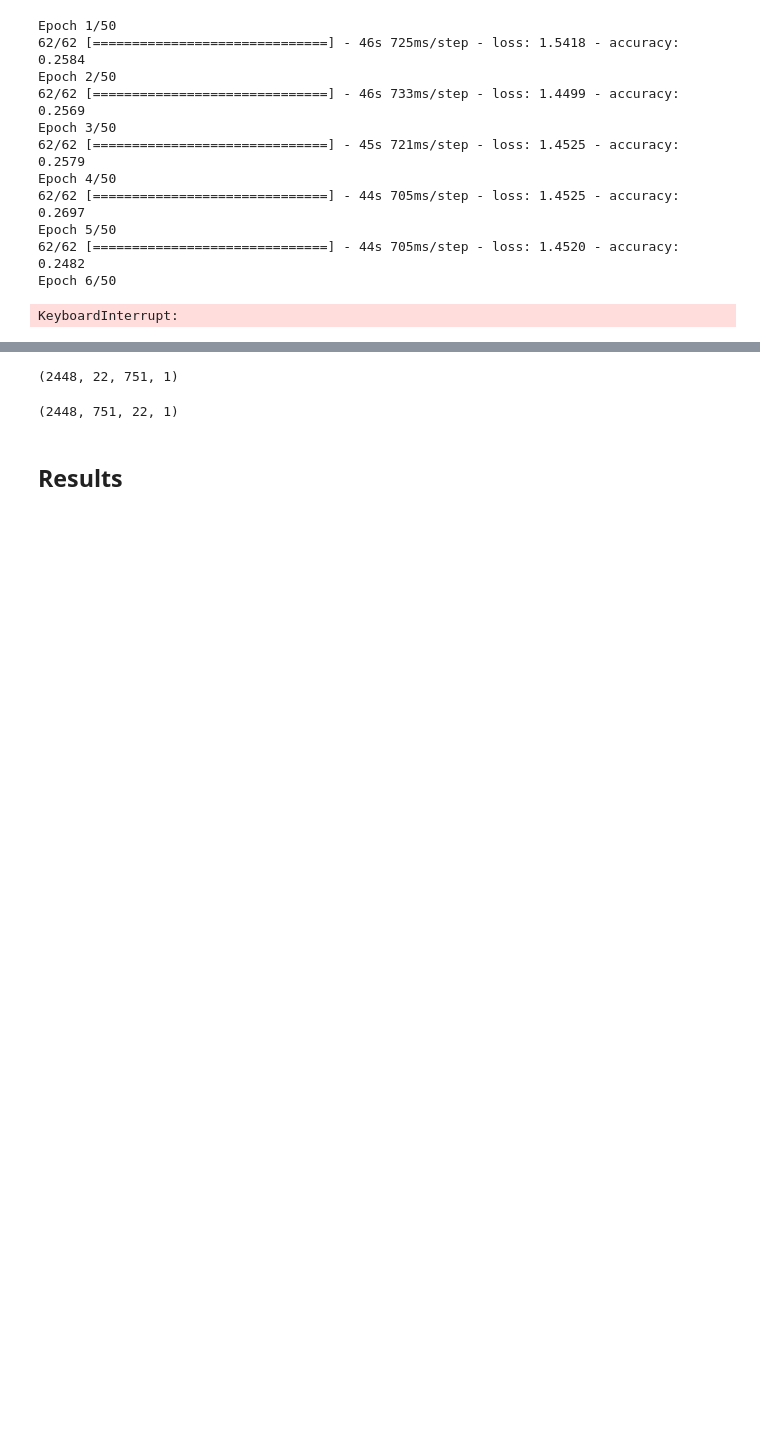
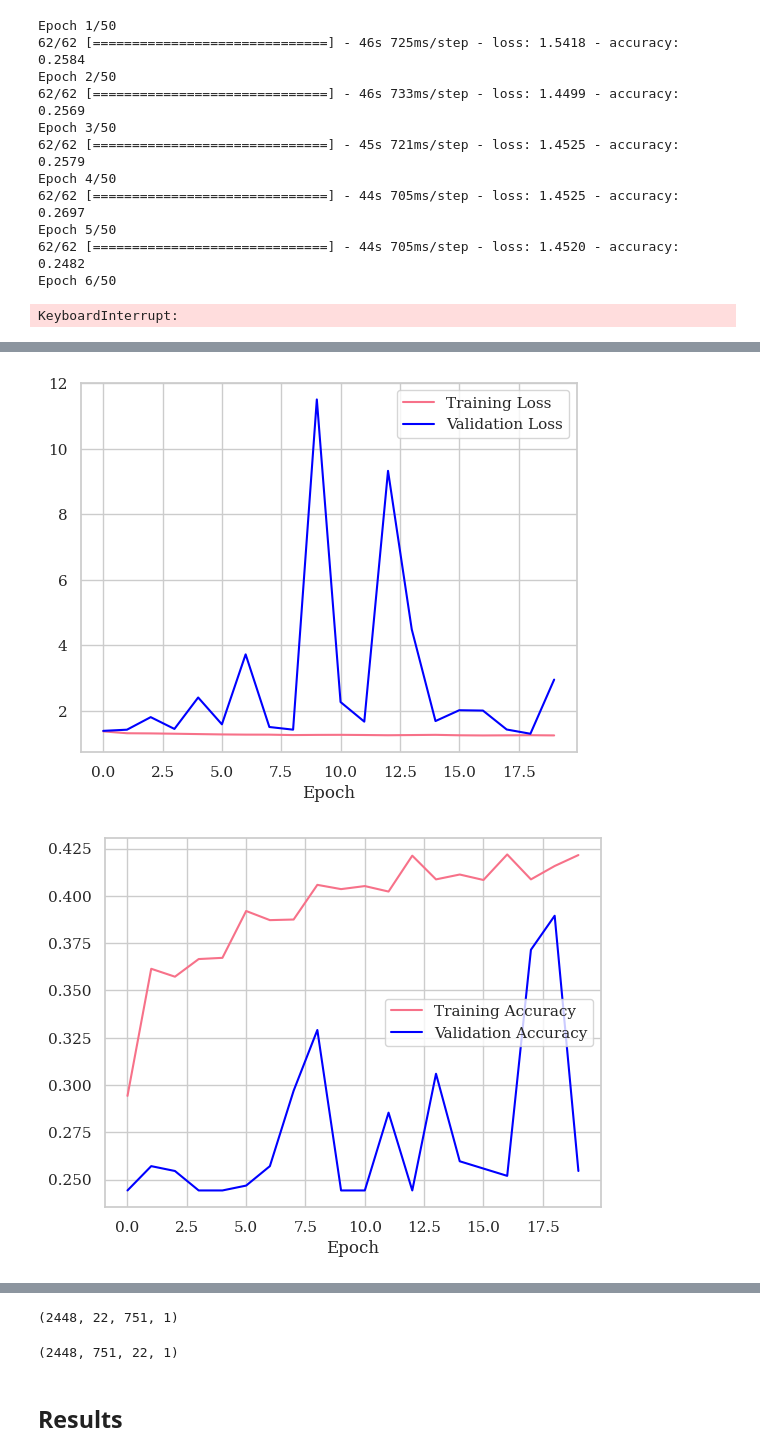
Before and after one commit to sam189239/EEG-MI-Benchmarking, a Jupyter notebook: code/bci_main.ipynb, the cells around one changed output, grey strips where cells are left out. Drawn from its saved outputs; the diff is of its cells as text; code cells hidden in the pictures; blank space fills up the shorter version.

```diff
--- a/code/bci_main.ipynb
+++ b/code/bci_main.ipynb
@@ -1061,4 +1081,7 @@ KeyboardInterrupt:
+# %%
+X_t = np.transpose(X, (0, 2, 1, 3))
+X_TEST_t = np.transpose(X_TEST, (0, 2, 1, 3))
 # %%
 eegnet = build_eegnet_classifier()
-eegnet, eegnet_results = CV_train(eegnet, X, X_TEST)
+eegnet, eegnet_results = CV_train(eegnet, X_t, X_TEST_t, n_epochs=20)
 # %% [output]
@@ -1115,0 +1106,2 @@ Epoch 50/50
+[figure, added]
+[figure, added]
```
Also changed, not shown: parts of 11 cells of this notebook, 4 other files.
